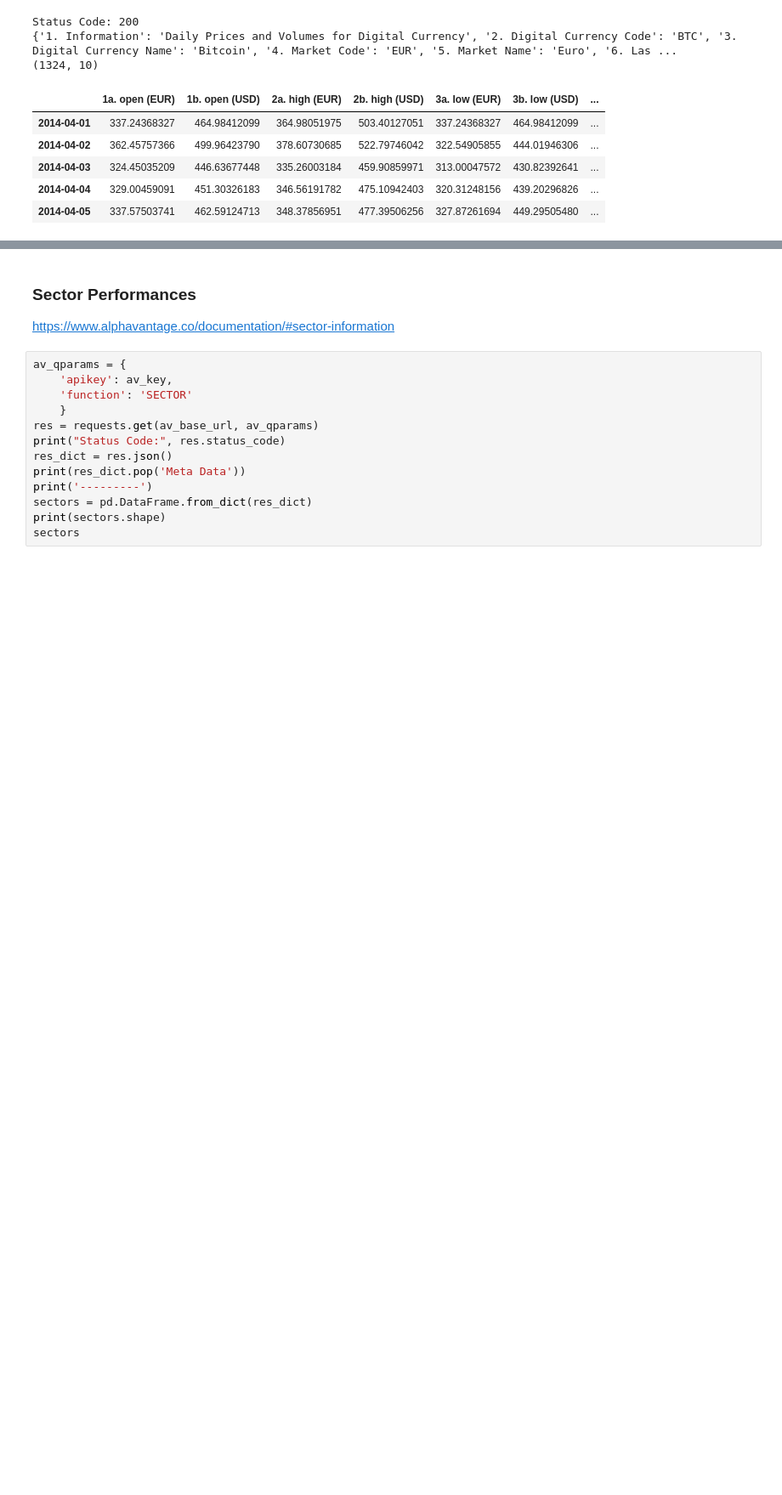
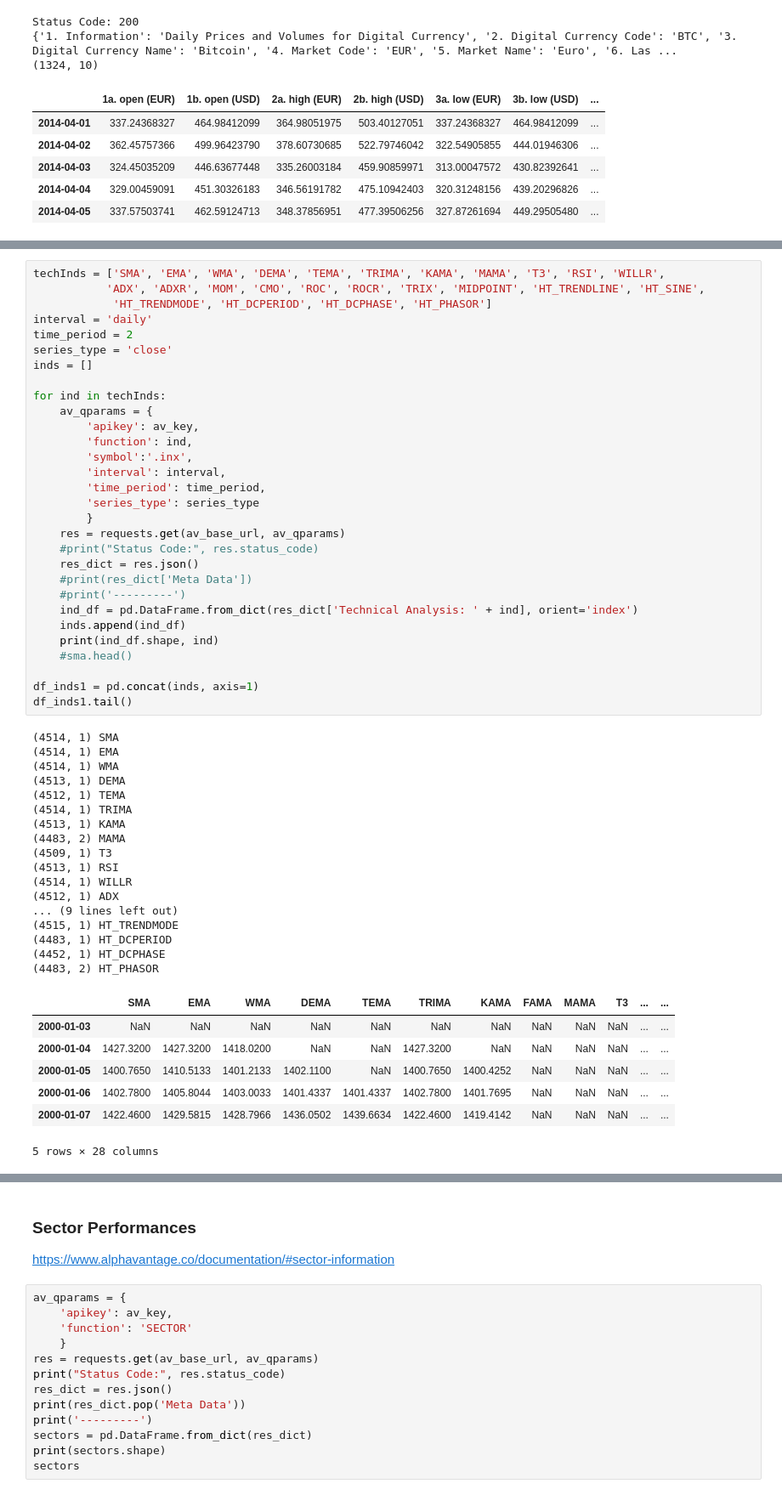
Before and after one commit to lcm98/GA_Capstone, a Jupyter notebook: data_gathering/DataGathering.ipynb, the cells around one changed output, grey strips where cells are left out. Shown at 85% size. Drawn from its saved outputs; the diff is of its cells as text; blank space fills up the shorter version.

```diff
--- a/data_gathering/DataGathering.ipynb
+++ b/data_gathering/DataGathering.ipynb
@@ -397,0 +376,55 @@ Includes many indicators that I frankly don't know enough about to know if it's
+# %%
+techInds = ['SMA', 'EMA', 'WMA', 'DEMA', 'TEMA', 'TRIMA', 'KAMA', 'MAMA', 'T3', 'RSI', 'WILLR',
+           'ADX', 'ADXR', 'MOM', 'CMO', 'ROC', 'ROCR', 'TRIX', 'MIDPOINT', 'HT_TRENDLINE', 'HT_SINE',
+            'HT_TRENDMODE', 'HT_DCPERIOD', 'HT_DCPHASE', 'HT_PHASOR']
+interval = 'daily'
+time_period = 2
+series_type = 'close'
+inds = []
+
+for ind in techInds:
+    av_qparams = {
+        'apikey': av_key,
+        'function': ind,
+        'symbol':'.inx',
+        'interval': interval,
+        'time_period': time_period,
+        'series_type': series_type
+        }
+    res = requests.get(av_base_url, av_qparams)
+    #print("Status Code:", res.status_code)
+    res_dict = res.json()
+    #print(res_dict['Meta Data'])
+    #print('---------')
+    ind_df = pd.DataFrame.from_dict(res_dict['Technical Analysis: ' + ind], orient='index')
+    inds.append(ind_df)
+    print(ind_df.shape, ind)
+    #sma.head()
+
+df_inds1 = pd.concat(inds, axis=1)
+df_inds1.tail()
+# %% [output]
+(4514, 1) SMA
+(4514, 1) EMA
+(4514, 1) WMA
+(4513, 1) DEMA
+(4512, 1) TEMA
+(4514, 1) TRIMA
+(4513, 1) KAMA
+(4483, 2) MAMA
+(4509, 1) T3
+(4513, 1) RSI
+(4514, 1) WILLR
+(4512, 1) ADX
+... (9 lines left out)
+(4515, 1) HT_TRENDMODE
+(4483, 1) HT_DCPERIOD
+(4452, 1) HT_DCPHASE
+(4483, 2) HT_PHASOR
+|  | SMA | EMA | WMA | DEMA | TEMA | TRIMA | KAMA | FAMA | MAMA | T3 | ... | ... |
+| 2000-01-03 | NaN | NaN | NaN | NaN | NaN | NaN | NaN | NaN | NaN | NaN | ... | ... |
+| 2000-01-04 | 1427.3200 | 1427.3200 | 1418.0200 | NaN | NaN | 1427.3200 | NaN | NaN | NaN | NaN | ... | ... |
+| 2000-01-05 | 1400.7650 | 1410.5133 | 1401.2133 | 1402.1100 | NaN | 1400.7650 | 1400.4252 | NaN | NaN | NaN | ... | ... |
+| 2000-01-06 | 1402.7800 | 1405.8044 | 1403.0033 | 1401.4337 | 1401.4337 | 1402.7800 | 1401.7695 | NaN | NaN | NaN | ... | ... |
+| 2000-01-07 | 1422.4600 | 1429.5815 | 1428.7966 | 1436.0502 | 1439.6634 | 1422.4600 | 1419.4142 | NaN | NaN | NaN | ... | ... |
+5 rows × 28 columns
```
Also changed, not shown: parts of 27 cells of this notebook, 6 other files.
